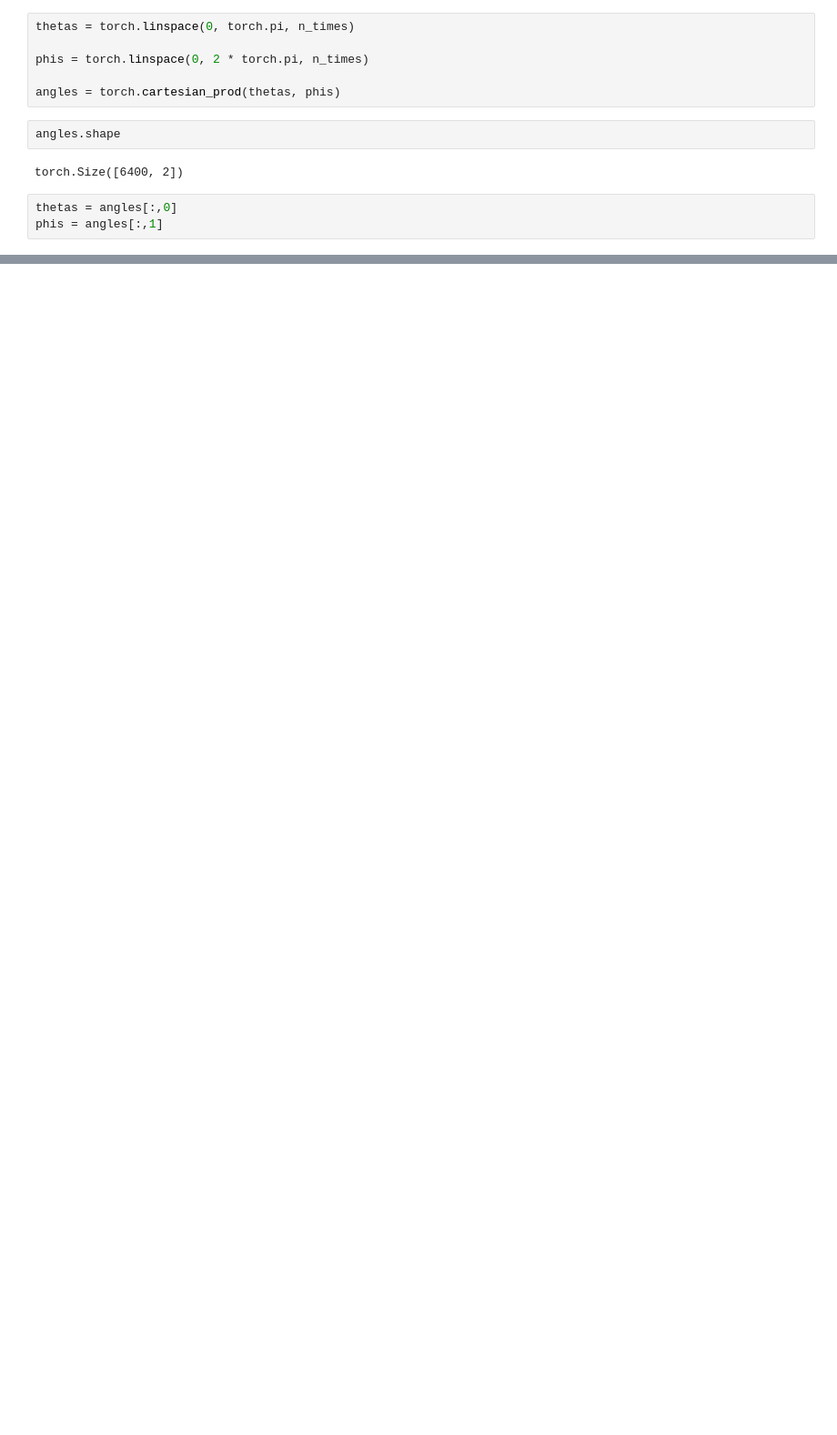
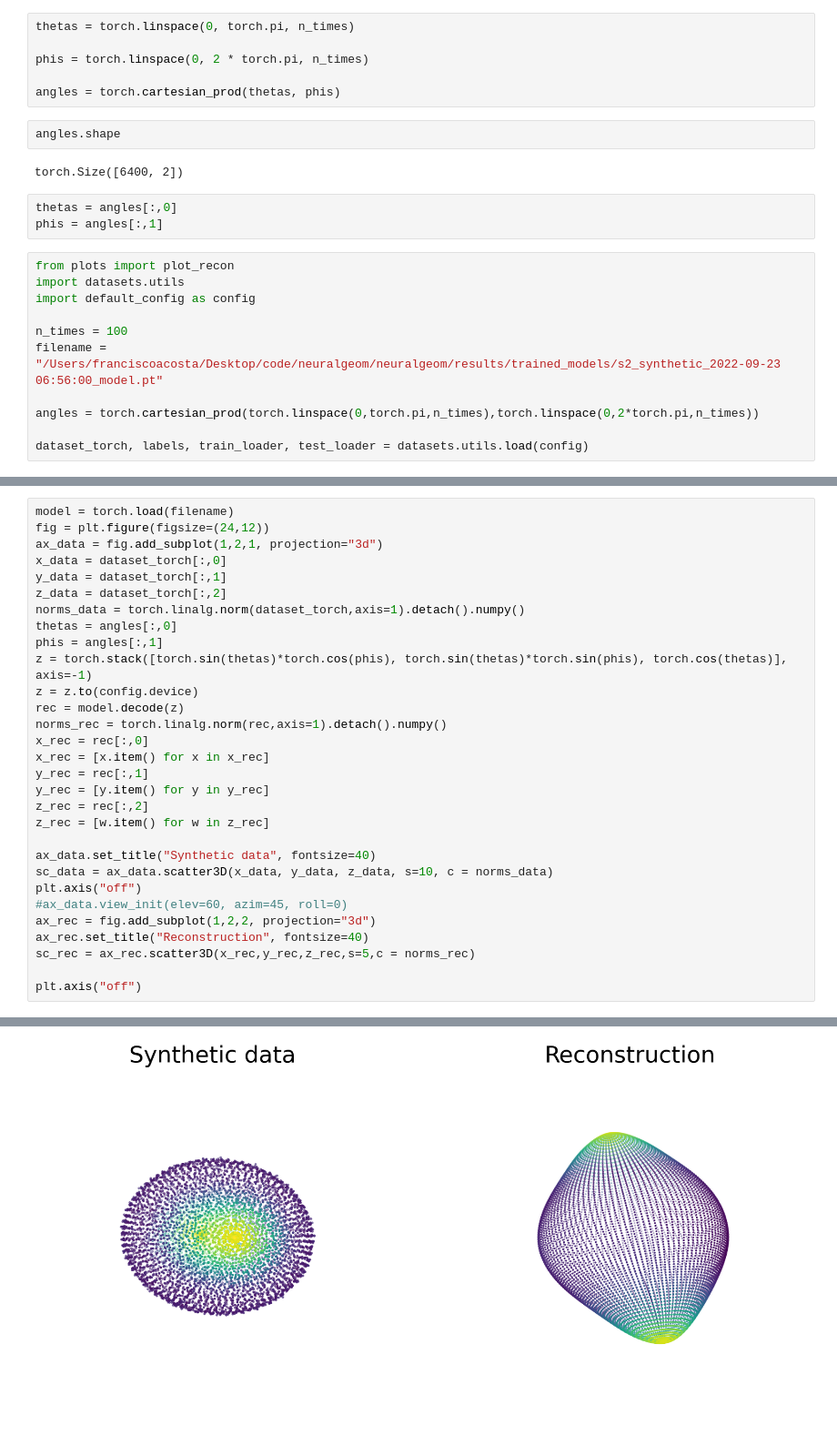
Before and after one commit to geometric-intelligence/neurometry, a Jupyter notebook: neuralgeom/visualize_synthetic_manifolds.ipynb, the cells around one changed output, grey strips where cells are left out. Shown at 91% size. Cells and saved outputs as stored; diff of their text form; blank space fills up the shorter version.

```diff
--- a/neuralgeom/visualize_synthetic_manifolds.ipynb
+++ b/neuralgeom/visualize_synthetic_manifolds.ipynb
@@ -90,3 +96,14 @@ torch.Size([6400, 2])
 # %%
 thetas = angles[:,0]
 phis = angles[:,1]
+# %%
+from plots import plot_recon
+import datasets.utils
+import default_config as config
+
+n_times = 100
+filename = "/Users/franciscoacosta/Desktop/code/neuralgeom/neuralgeom/results/trained_models/s2_synthetic_2022-09-23 06:56:00_model.pt"
+
+angles = torch.cartesian_prod(torch.linspace(0,torch.pi,n_times),torch.linspace(0,2*torch.pi,n_times))
+
+dataset_torch, labels, train_loader, test_loader = datasets.utils.load(config)
@@ -92,0 +112,31 @@ phis = angles[:,1]
+# %%
+model = torch.load(filename)
+fig = plt.figure(figsize=(24,12))
+ax_data = fig.add_subplot(1,2,1, projection="3d")
+x_data = dataset_torch[:,0]
+y_data = dataset_torch[:,1]
+z_data = dataset_torch[:,2]
+norms_data = torch.linalg.norm(dataset_torch,axis=1).detach().numpy()
+thetas = angles[:,0]
+phis = angles[:,1]
+z = torch.stack([torch.sin(thetas)*torch.cos(phis), torch.sin(thetas)*torch.sin(phis), torch.cos(thetas)], axis=-1)
+z = z.to(config.device)
+rec = model.decode(z)
+norms_rec = torch.linalg.norm(rec,axis=1).detach().numpy()
+x_rec = rec[:,0]
+x_rec = [x.item() for x in x_rec]
+y_rec = rec[:,1]
+y_rec = [y.item() for y in y_rec]
+z_rec = rec[:,2]
+z_rec = [w.item() for w in z_rec]
+
+ax_data.set_title("Synthetic data", fontsize=40)
+sc_data = ax_data.scatter3D(x_data, y_data, z_data, s=10, c = norms_data)
+plt.axis("off")
+#ax_data.view_init(elev=60, azim=45, roll=0)
+ax_rec = fig.add_subplot(1,2,2, projection="3d")
+ax_rec.set_title("Reconstruction", fontsize=40)
+sc_rec = ax_rec.scatter3D(x_rec,y_rec,z_rec,s=5,c = norms_rec)
+
+plt.axis("off")
+# %% [output]
@@ -92,0 +147 @@ phis = angles[:,1]
+[figure, added]
```
Also changed, not shown: parts of 3 cells of this notebook, 8 other files.
